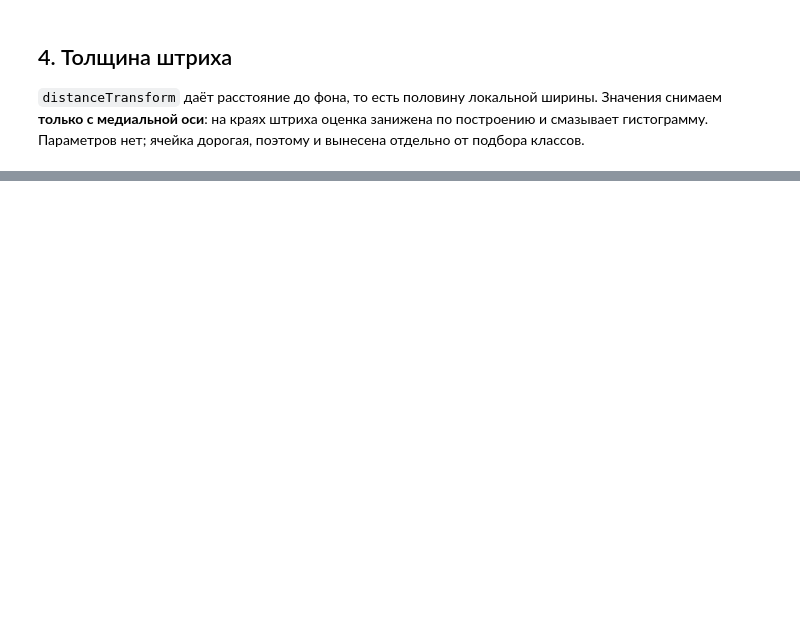
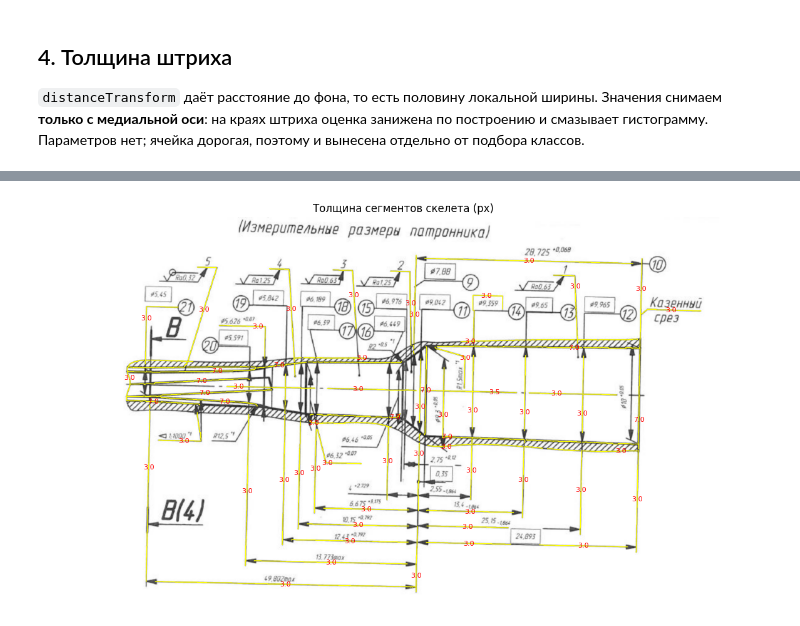
Before and after one commit to SergeyKrasnoslobodtsev/draftslice, a Jupyter notebook: notebooks/classification_comp.ipynb, the cells around one changed output, grey strips where cells are left out. Cells and saved outputs as stored; diff of their text form; code cells hidden in the pictures; blank space fills up the shorter version.

```diff
--- a/notebooks/classification_comp.ipynb
+++ b/notebooks/classification_comp.ipynb
@@ -504,3 +909,30 @@ max            4786.90         3.00      15.12           27.22
+# %%
+res = ui_merge.result
+chain, ext, agg = res["chain"], res["ext"], res["agg"]
+t_chain, len_chain = agg["t"].to_numpy(), agg["len"].to_numpy()
+
+plt.figure(figsize=(16, 8))
+plt.imshow(resized[..., ::-1])
+for c in np.flatnonzero(len_chain >= 200):  # мусорные обрубки не подписываем
+    paths = ext[chain == c]
+    for p in paths:
+        coords = skeleton.path_coordinates(p)
+        plt.plot(coords[:, 1], coords[:, 0], color="yellow", linewidth=1.0)
+    mid = skeleton.path_coordinates(paths[np.argmax(L[paths])])
+    plt.text(
+        mid[len(mid) // 2][1],
+        mid[len(mid) // 2][0],
+        f"{t_chain[c]:.1f}",
+        color="red",
+        fontsize=8,
+        ha="center",
+        va="center",
+    )
+plt.axis("off")
+plt.title("Толщина сегментов скелета (px)")
+plt.show()
+# %% [output]
+[figure, added]
 # %%
 plt.figure(figsize=(16, 8))
 plt.imshow(resized[..., ::-1])
```
Also changed, not shown: parts of 25 cells of this notebook.
